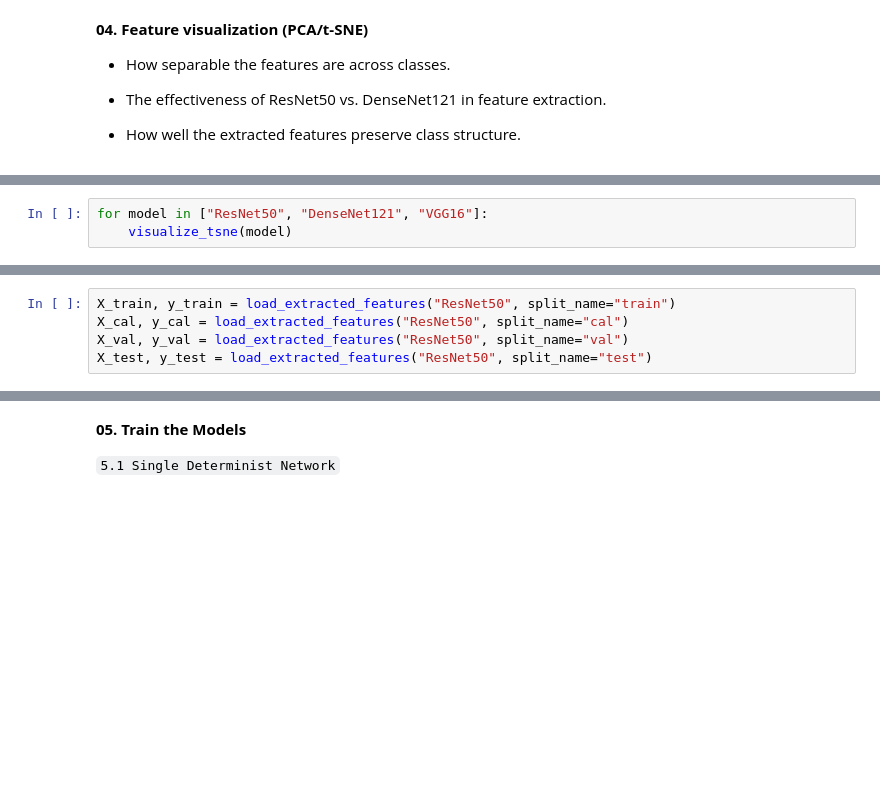
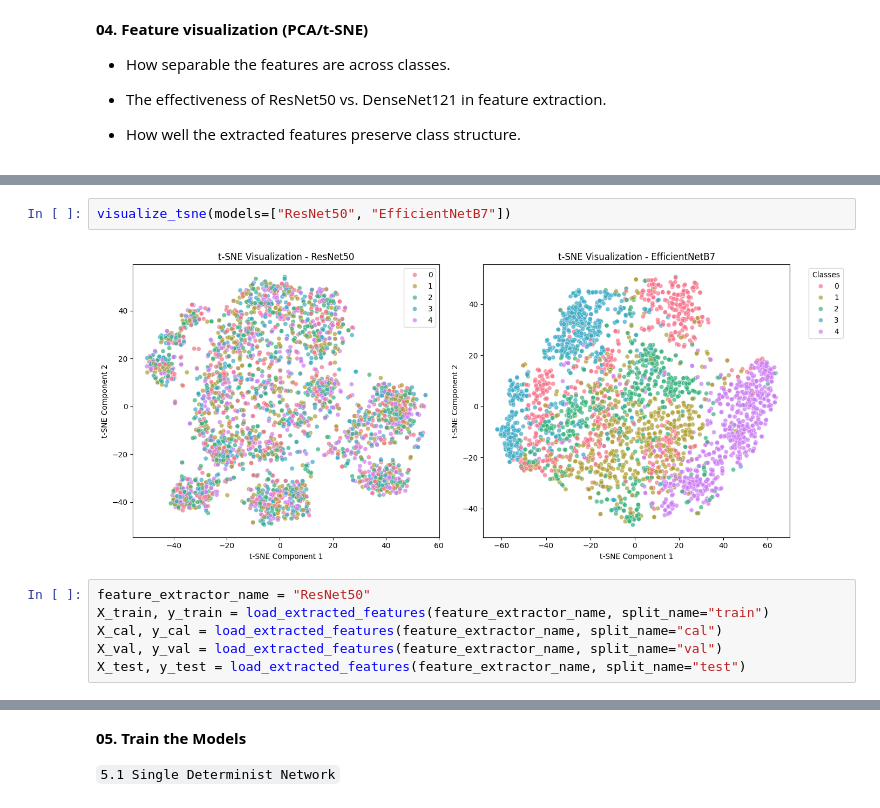
Before and after one commit to Conite002/HybridUncertaintyAwareDL, a Jupyter notebook: Experimentations/sipakmed.ipynb, the cells around one changed output, grey strips where cells are left out. Drawn from its saved outputs; the diff is of its cells as text; blank space fills up the shorter version.

Commit message:
Add initial implementation of EDL model and helper functions; include model training and evaluation scripts

```diff
--- a/Experimentations/sipakmed.ipynb
+++ b/Experimentations/sipakmed.ipynb
@@ -527,3 +152,0 @@ def visualize_tsne(model_name):
-# %%
-for model in ["ResNet50", "DenseNet121", "VGG16"]:
-    visualize_tsne(model)
@@ -540,5 +239,10 @@ Expected Labels Shape: (3034,)
+# %%
+visualize_tsne(models=["ResNet50", "EfficientNetB7"])
+# %% [output]
+[figure, added]
 # %%
-X_train, y_train = load_extracted_features("ResNet50", split_name="train")
-X_cal, y_cal = load_extracted_features("ResNet50", split_name="cal")
-X_val, y_val = load_extracted_features("ResNet50", split_name="val")
-X_test, y_test = load_extracted_features("ResNet50", split_name="test")
+feature_extractor_name = "ResNet50"
+X_train, y_train = load_extracted_features(feature_extractor_name, split_name="train")
+X_cal, y_cal = load_extracted_features(feature_extractor_name, split_name="cal")
+X_val, y_val = load_extracted_features(feature_extractor_name, split_name="val")
+X_test, y_test = load_extracted_features(feature_extractor_name, split_name="test")
```
Also changed, not shown: parts of 43 cells of this notebook, 22 other files.
